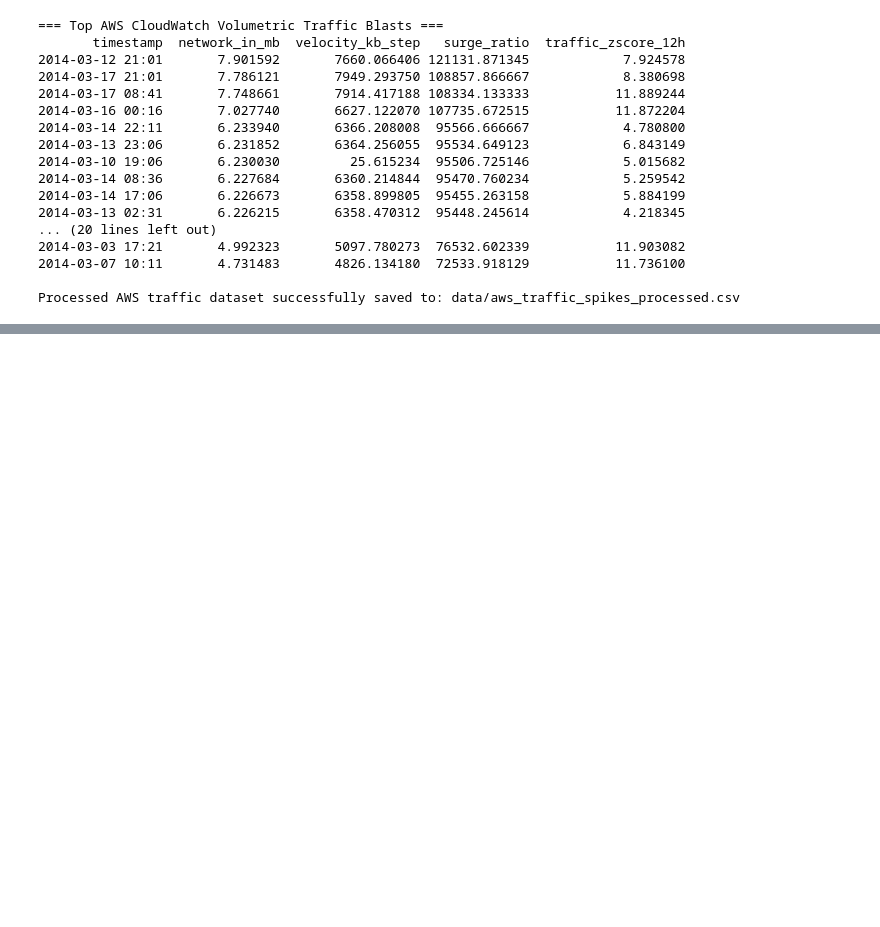
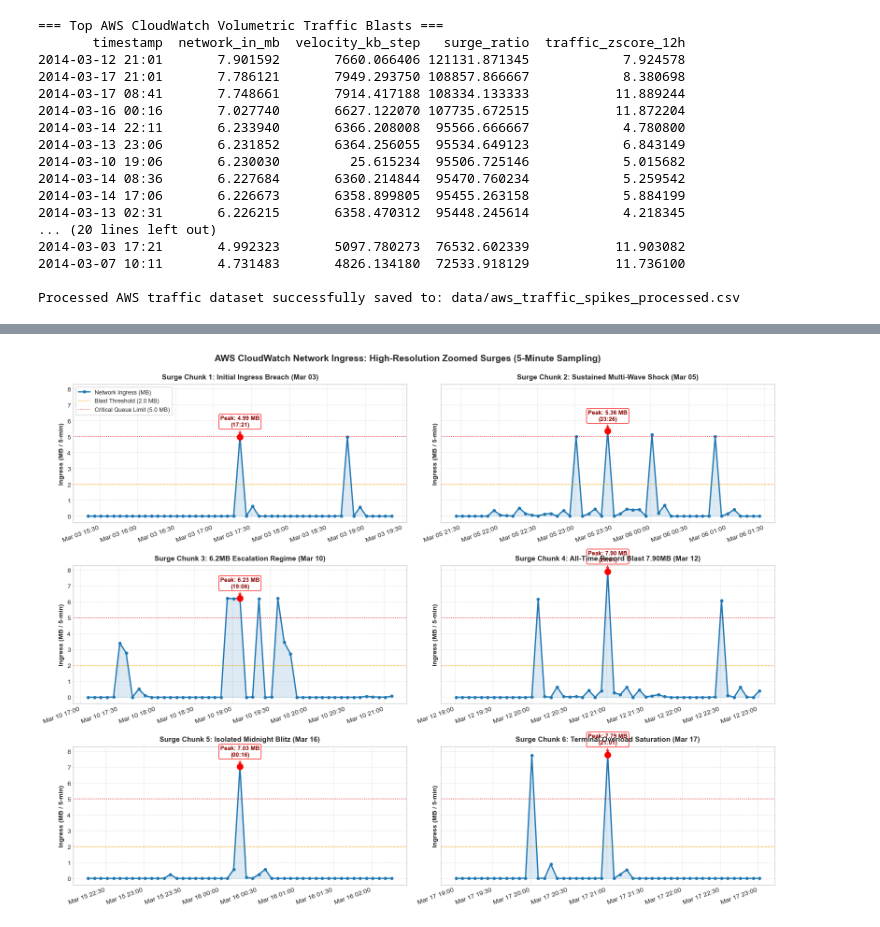
Before and after one commit to Mrun9/rare-event-shocks-benchmark, a Jupyter notebook: 12_aws_cloudwatch_server_traffic_spikes.ipynb, the cells around one changed output, grey strips where cells are left out. Saved outputs shown, nothing was run; the diff lists cells and outputs as text; code cells hidden in the pictures; blank space fills up the shorter version.

```diff
--- a/12_aws_cloudwatch_server_traffic_spikes.ipynb
+++ b/12_aws_cloudwatch_server_traffic_spikes.ipynb
@@ -217,0 +228,56 @@ Processed AWS traffic dataset successfully saved to: data/aws_traffic_spikes_pro
+# %%
+import matplotlib.dates as mdates
+
+# Select 6 iconic distinct surge chunks across the operational timeline
+selected_peaks = [573, 1222, 2610, 3209, 4112, 4649]
+chunk_titles = [
+    'Surge Chunk 1: Initial Ingress Breach (Mar 03)',
+    'Surge Chunk 2: Sustained Multi-Wave Shock (Mar 05)',
+    'Surge Chunk 3: 6.2MB Escalation Regime (Mar 10)',
+    'Surge Chunk 4: All-Time Record Blast 7.90MB (Mar 12)',
+    'Surge Chunk 5: Isolated Midnight Blitz (Mar 16)',
+    'Surge Chunk 6: Terminal Overload Saturation (Mar 17)'
+]
+
+fig, axes = plt.subplots(3, 2, figsize=(16, 12), sharey=True)
+axes = axes.flatten()
+
+window_steps = 24  # +/- 2 hours (48 steps = 4 hours total window)
+
+for i, (p_idx, title) in enumerate(zip(selected_peaks, chunk_titles)):
+    ax = axes[i]
+    sub = df_aws_proc.iloc[max(0, p_idx - window_steps) : min(len(df_aws_proc), p_idx + window_steps + 1)].copy()
+
+    # Ingress curve with discrete 5-min observation markers
+    ax.plot(sub['timestamp'], sub['network_in_mb'], color='#1f77b4', lw=2.0, marker='o', markersize=4, label='Network Ingress (MB)')
+    ax.fill_between(sub['timestamp'], 0, sub['network_in_mb'], color='#1f77b4', alpha=0.15)
+
+    # Blast thresholds
+    ax.axhline(2.0, color='orange', ls='--', lw=1.0, alpha=0.8, label='Blast Threshold (2.0 MB)' if i == 0 else '')
+    ax.axhline(5.0, color='red', ls=':', lw=1.2, alpha=0.8, label='Critical Queue Limit (5.0 MB)' if i == 0 else '')
+
+    # Annotate peak shock
+    peak_row = df_aws_proc.loc[p_idx]
+    ax.scatter(peak_row['timestamp'], peak_row['network_in_mb'], color='red', s=85, zorder=6)
+    ax.annotate(f"Peak: {peak_row['network_in_mb']:.2f} MB\n({peak_row['timestamp'].strftime('%H:%M')})",
+                xy=(peak_row['timestamp'], peak_row['network_in_mb']),
+                xytext=(0, 16), textcoords='offset points',
+                ha='center', fontsize=9, fontweight='bold', color='#8b0000',
+                bbox=dict(boxstyle='round,pad=0.25', facecolor='white', edgecolor='red', alpha=0.9),
+                arrowprops=dict(arrowstyle='->', color='red', lw=1.2))
+
+    ax.set_title(title, fontsize=11, fontweight='bold', pad=8)
+    ax.set_ylabel('Ingress (MB / 5-min)', fontsize=10, fontweight='bold')
+    ax.xaxis.set_major_formatter(mdates.DateFormatter('%b %d %H:%M'))
+    plt.setp(ax.xaxis.get_majorticklabels(), rotation=20, ha='right')
+    ax.grid(True, ls='--', alpha=0.5)
+    if i == 0:
+        ax.legend(loc='upper left', frameon=True, fontsize=9)
+
+plt.suptitle('AWS CloudWatch Network Ingress: High-Resolution Zoomed Surges (5-Minute Sampling)',
+             fontsize=14, fontweight='bold', y=0.995)
+plt.tight_layout()
+plt.savefig('data/aws_traffic_spikes_zoomed_chunks.png', dpi=300)
+plt.show()
+# %% [output]
+[figure, added]
```
Also changed, not shown: parts of 6 cells of this notebook, 6 other files.
